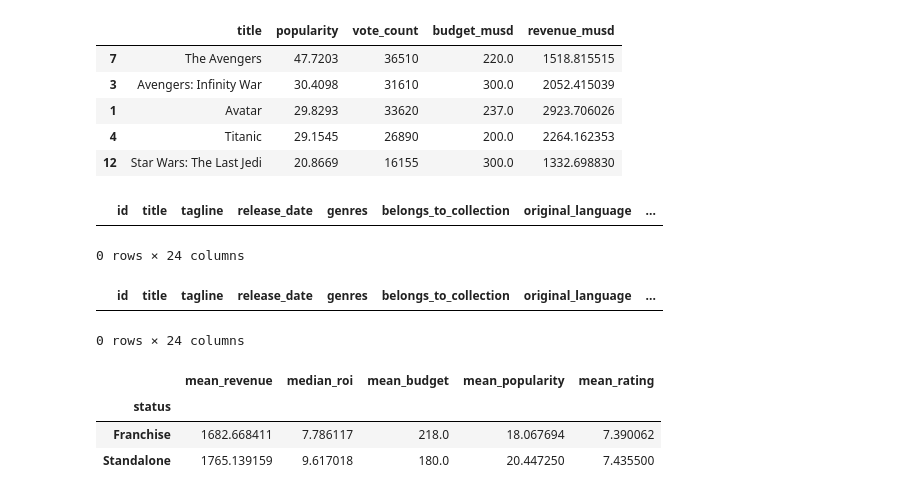
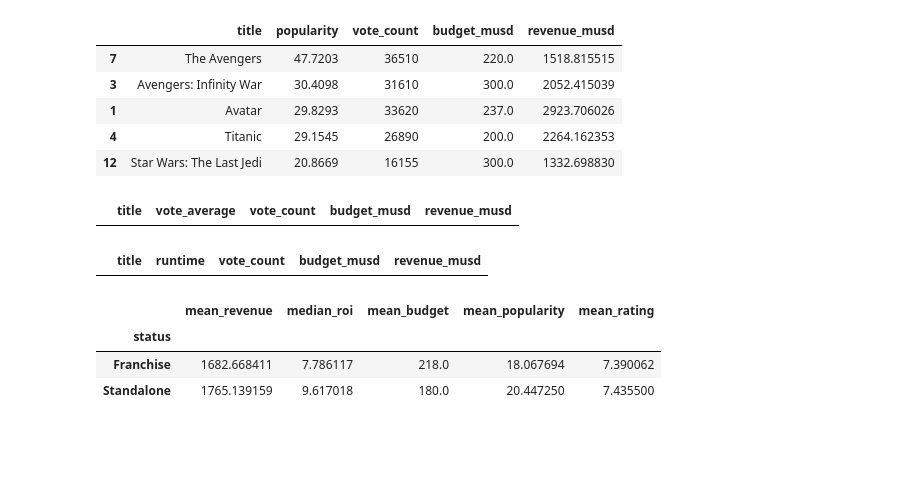
Before and after one commit to hubiverse/amalitech-de-labs, a Jupyter notebook: dem02_tmdb_movie/main.ipynb, the cells around one changed output. Drawn from its saved outputs; the diff is of its cells as text; code cells hidden in the pictures; blank space fills up the shorter version.

```diff
--- a/dem02_tmdb_movie/main.ipynb
+++ b/dem02_tmdb_movie/main.ipynb
@@ -517,19 +574,18 @@ most_popular
 # %%
 # Search 1: Find the best-rated Science Fiction Action movies starring Bruce Willis (sorted by Rating - highest to lowest).
 search_bruce = (
     df_final
     .loc[
-        df_final['cast'].str.contains("Bruce Willis", case=False, na=False) &
+        df_final['cast'].str.contains("Bruce Willis", case=False, na=False)  &
         df_final['genres'].str.contains("Action", case=False, na=False) &
         df_final['genres'].str.contains("Science Fiction", case=False, na=False)
     ]
     .sort_values(by='vote_average', ascending=False)
 )
 
-search_bruce
+rank_movies(search_bruce, column='vote_average')
 # %% [output]
-|  | id | title | tagline | release_date | genres | belongs_to_collection | original_language | ... |
+|  | title | vote_average | vote_count | budget_musd | revenue_musd |
-0 rows × 24 columns
 # %%
 # Search 2: Find movies starring Uma Thurman, directed by Quentin Tarantino (sorted by runtime - shortest to longest).
 search_quentin = (
@@ -540,11 +596,9 @@ search_quentin = (
     ]
     .sort_values(by='runtime', ascending=True)
 )
-
-search_quentin
+rank_movies(search_quentin, column='runtime', ascending=True)
 # %% [output]
-|  | id | title | tagline | release_date | genres | belongs_to_collection | original_language | ... |
+|  | title | runtime | vote_count | budget_musd | revenue_musd |
-0 rows × 24 columns
 # %%
 # Compare movie franchises (belongs_to_collection) vs. standalone movies
 franchise_comparison = (
```
Also changed, not shown: parts of 5 cells of this notebook, 10 other files.
